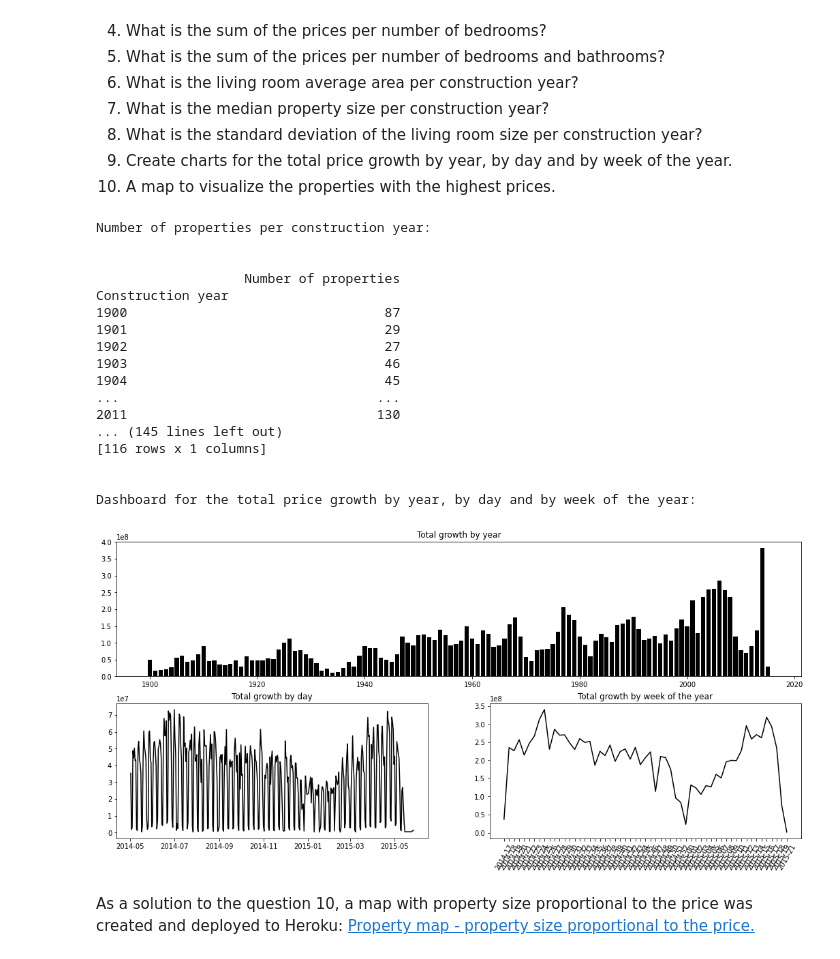
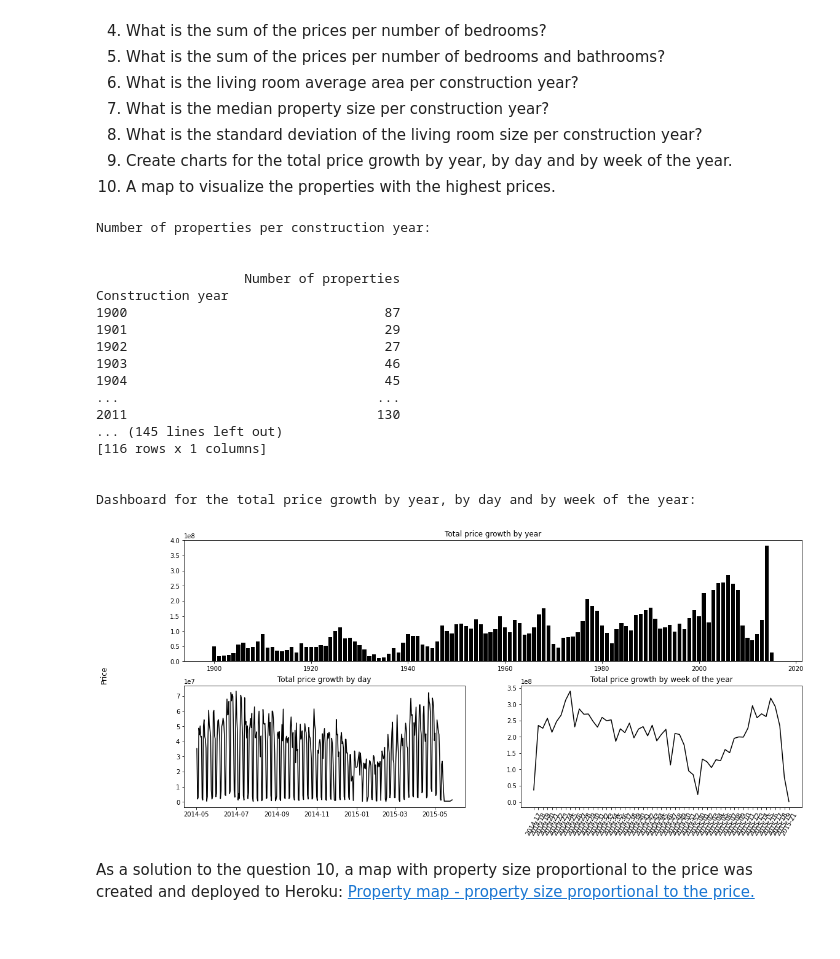
Before and after one commit to lucasquemelli/House_Rocket, a Jupyter notebook: house_rocket_insight.ipynb, the cells around one changed output. Cells and saved outputs as stored; diff of their text form; code cells hidden in the pictures.

```diff
--- a/house_rocket_insight.ipynb
+++ b/house_rocket_insight.ipynb
@@ -1107,16 +1107,16 @@ def question_nine(data):
     price_year = df4[['price','yr_built']].groupby('yr_built').sum().reset_index()
 
     ax1.bar(price_year['yr_built'],price_year['price'],color='black')
-    #ax1.xlabel.set_text=("Construction year (-)")
-    #ax1.ylabel.set_text=("Price (USD)")
-    ax1.title.set_text("Total growth by year")
+    #ax1.xlabel.set_text("Construction year (-)")
+    #ax1.ylabel.set_text("Price (USD)")
+    ax1.title.set_text("Total price growth by year")
 
     price_day = data[['price','date']].groupby('date').sum().reset_index()
 
     ax2.plot(price_day['date'],price_day['price'],color='black')
     #ax2.xlabel.set_text("Day (-)")
     #ax2.ylabel.set_text("Price (USD)")
-    ax2.title.set_text("Total growth by day")
+    ax2.title.set_text("Total price growth by day")
 
     df5 = data.copy()
     df5['date'] = pd.to_datetime(df5['date']).dt.strftime('%Y-%U')
@@ -1125,7 +1125,8 @@ def question_nine(data):
     ax3.plot(price_week['date'],price_week['price'],color='black')
     #ax3.xlabel.set_text("Week of the year (-)")
     #ax3.ylabel.set_text("Price (USD)")
-    ax3.title.set_text("Total growth by week of the year")
+    fig.supylabel("Price")
+    ax3.title.set_text("Total price growth by week of the year")
     plt.xticks(rotation=60);
 
     return df4, price_day, df5
@@ -1140,34 +1141,34 @@ if __name__ == '__main__':
 
     sum_price_bed = question_four(data)
 
     bed_bath = question_five(data)
 
     mean_liv = question_six(dataset)
 
     median_liv = question_seven(dataset)
 
     std_liv = question_eight(dataset)
 
     df4, price_day, df5 = question_nine(data)
 # %% [output]
 Number of properties per construction year:
 
 
                    Number of properties
 Construction year
 1900                                 87
 1901                                 29
 1902                                 27
 1903                                 46
 1904                                 45
 ...                                 ...
 2011                                130
 ... (145 lines left out)
 [116 rows x 1 columns]
 
 
 Dashboard for the total price growth by year, by day and by week of the year:
-[figure, old version]
+[figure, new version]
 # %% [markdown]
 As a solution to the question 10, a map with property size proportional to the price was created and deployed to Heroku: [Property map - property size proportional to the price.](https://size-map-quemelli-lucas.herokuapp.com/)
 # %% [markdown]
```
